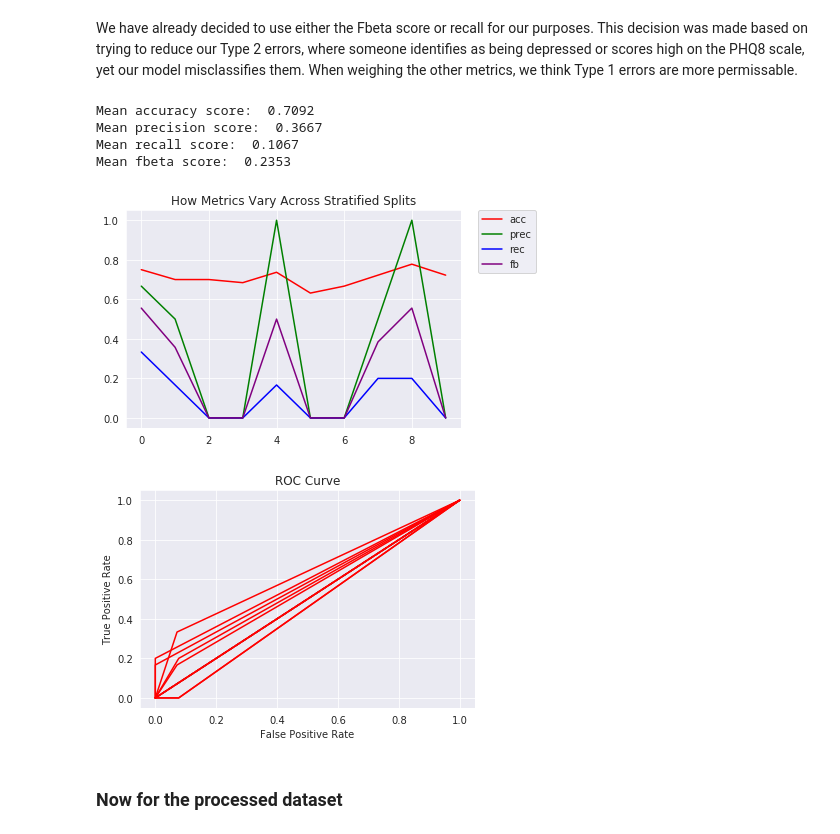
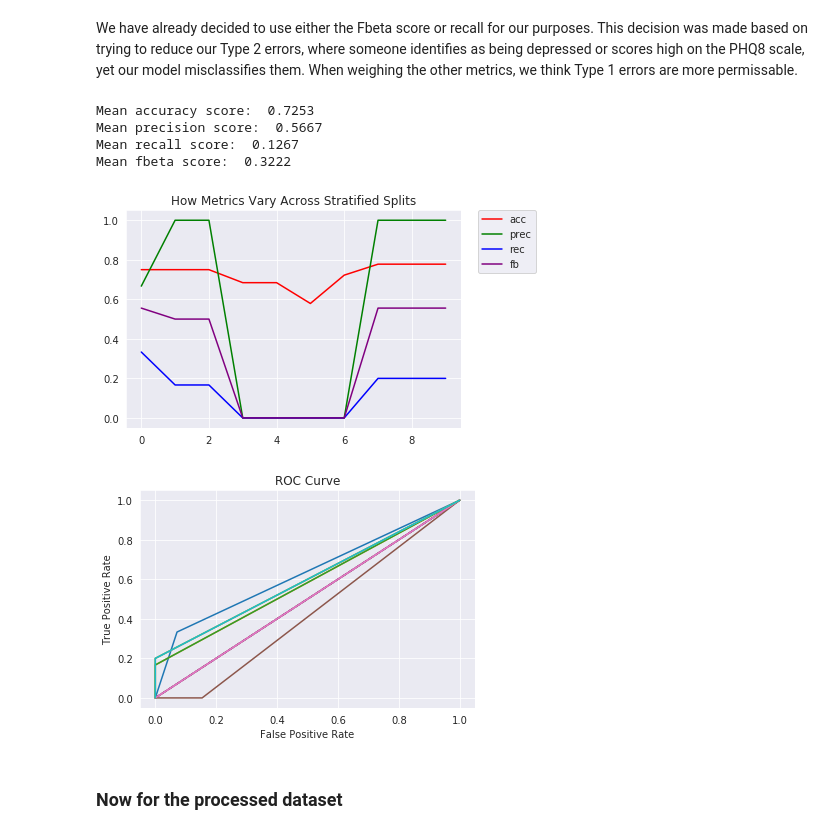
Before and after one commit to Jakidxav/DAIC_WOZ_NLP, a Jupyter notebook: training_scripts/frequency_vectors_train.ipynb, the cells around one changed output. Saved outputs shown, nothing was run; the diff lists cells and outputs as text; code cells hidden in the pictures.

```diff
--- a/training_scripts/frequency_vectors_train.ipynb
+++ b/training_scripts/frequency_vectors_train.ipynb
@@ -73,7 +73,7 @@ Alternative Hypothesis, H1: Preprocessing the text provides a measurable benefit
 
 For this analysis, we are trying to see if there are words in either the raw or processed datasets that are indicative of a 0 or 1 score on the PHQ8 binary scale.
 # %%
-skf = StratifiedKFold(n_splits=10)
+skf = StratifiedKFold(n_splits=10, shuffle=True)
 skf.get_n_splits(X_raw, y)
 
 nbayes = MultinomialNB()
@@ -131,10 +131,10 @@ print('Mean precision score: ', mean_precision)
 print('Mean recall score: ', mean_recall)
 print('Mean fbeta score: ', mean_fbeta)
 # %% [output]
-Mean accuracy score:  0.7092
-Mean precision score:  0.3667
-Mean recall score:  0.1067
-Mean fbeta score:  0.2353
+Mean accuracy score:  0.7253
+Mean precision score:  0.5667
+Mean recall score:  0.1267
+Mean fbeta score:  0.3222
 # %%
 plt.plot(accuracy, label='acc', color='r')
 
@@ -148,21 +148,21 @@ plt.legend(bbox_to_anchor=(1.05, 1), loc=2, borderaxespad=0.)
 plt.title('How Metrics Vary Across Stratified Splits')
 plt.show()
 # %% [output]
-[figure, old version]
+[figure, new version]
 # %%
 #roc curve
 plt.plot([0, 1], [0, 1], 'k--')
 
 for i, x in enumerate(fpr):
-    plt.plot(fpr[i], tpr[i], 'r')
+    plt.plot(fpr[i], tpr[i])
 
 plt.xlabel('False Positive Rate')
 plt.ylabel('True Positive Rate')
 plt.title('ROC Curve')
 
 plt.show()
 # %% [output]
-[figure, old version]
+[figure, new version]
 # %% [markdown]
 ### Now for the processed dataset
 # %%
```
Also changed, not shown: parts of 4 cells of this notebook.
